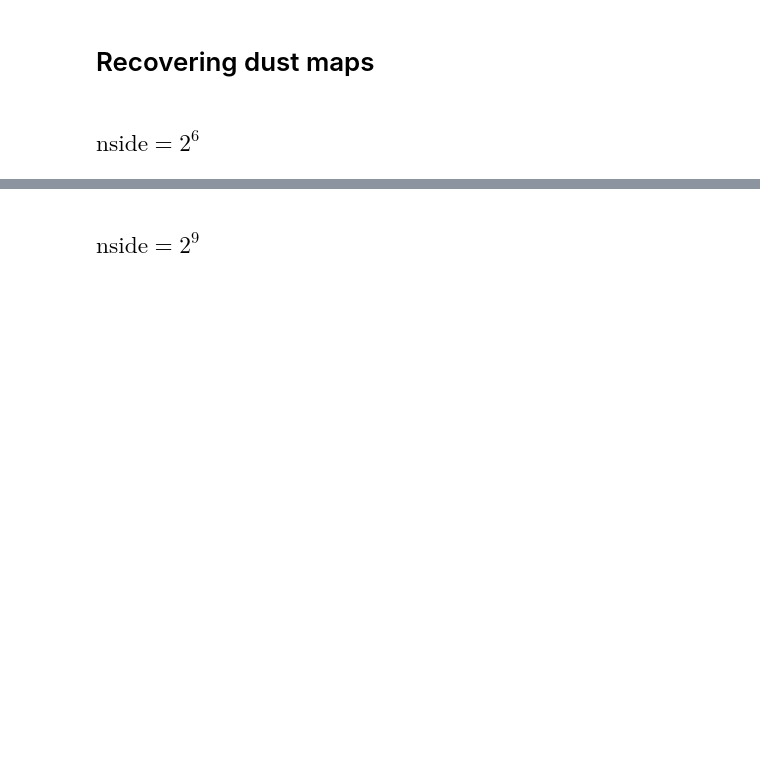
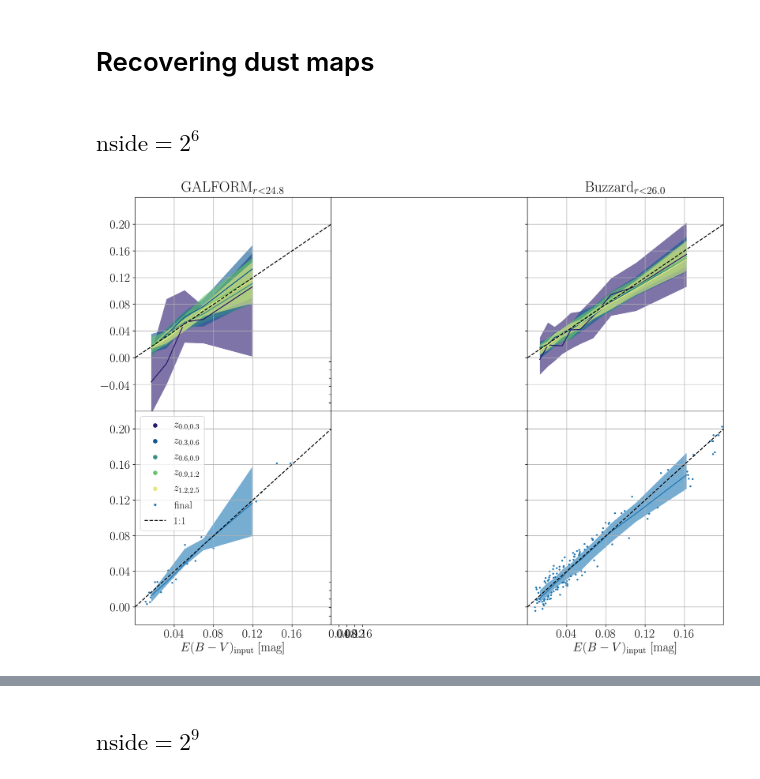
Before and after one commit to MBravoS/MW_dust_galcat, a Jupyter notebook: MW_dust_final_plots.ipynb, the cells around one changed output, grey strips where cells are left out. Saved outputs shown, nothing was run; the diff lists cells and outputs as text; code cells hidden in the pictures; blank space fills up the shorter version.

```diff
--- a/MW_dust_final_plots.ipynb
+++ b/MW_dust_final_plots.ipynb
@@ -170,24 +187,24 @@ sp.axline(a=1,c='k',linestyle='dashed',ax=fax[1][0])
 
 
 #Buzzard
-fax[0][1].set_title('Buzzard$_{r<24.8}$')
-for i in range(L):
-    sp.errorband(map_Buz_r248_n6['input_map'],map_Buz_r248_n6['output_map_combined'][i],line_stat='median',bin_type='equal',
-                 band_stat_low=16,band_stat_high=84,line=True,ax=fax[0][1],xlim=[0,0.2],ylim=[-0.08,0.24],
-                 band_kw={'color':col_map(1.0*i/(L-0.8)),'alpha':0.6},line_kw={'c':col_map(1.0*i/(L-0.8))})
-sp.axline(a=1,c='k',linestyle='dashed',ax=fax[0][1])
-sp.errorband(map_Buz_r248_n6['input_map'],map_Buz_r248_n6['output_map'],line_stat='median',bin_type='equal',
-                 band_stat_low=16,band_stat_high=84,line=True,ax=fax[1][1],xlim=[0,0.2],ylim=[-0.02,0.22],
-                 band_kw={'color':'C0','alpha':0.6},line_kw={'c':'C0'})
-outpoint_x,outpoint_y=[],[]
-path=fax[1][1].get_children()[0].get_paths()[0]
-for i in range(len(map_Buz_r248_n6['input_map'])):
-    if not path.contains_point([map_Buz_r248_n6['input_map'][i],map_Buz_r248_n6['output_map'][i]]):
-        outpoint_x.append(map_Buz_r248_n6['input_map'][i])
-        outpoint_y.append(map_Buz_r248_n6['output_map'][i])
-outpoint_x,outpoint_y=[np.array(outpoint_x),np.array(outpoint_y)]
-sp.scatter(outpoint_x,outpoint_y,ax=fax[1][1],xlim=[0,0.2],ylim=[-0.02,0.22],xlabel='$E(B-V)_\mathrm{input}$ [mag]',marker='.')
-sp.axline(a=1,c='k',linestyle='dashed',ax=fax[1][1])
+#fax[0][1].set_title('Buzzard$_{r<24.8}$')
+#for i in range(L):
+#    sp.errorband(map_Buz_r248_n6['input_map'],map_Buz_r248_n6['output_map_combined'][i],line_stat='median',bin_type='equal',
+#                 band_stat_low=16,band_stat_high=84,line=True,ax=fax[0][1],xlim=[0,0.2],ylim=[-0.08,0.24],
+#                 band_kw={'color':col_map(1.0*i/(L-0.8)),'alpha':0.6},line_kw={'c':col_map(1.0*i/(L-0.8))})
+#sp.axline(a=1,c='k',linestyle='dashed',ax=fax[0][1])
+#sp.errorband(map_Buz_r248_n6['input_map'],map_Buz_r248_n6['output_map'],line_stat='median',bin_type='equal',
+#                 band_stat_low=16,band_stat_high=84,line=True,ax=fax[1][1],xlim=[0,0.2],ylim=[-0.02,0.22],
+#                 band_kw={'color':'C0','alpha':0.6},line_kw={'c':'C0'})
+#outpoint_x,outpoint_y=[],[]
+#path=fax[1][1].get_children()[0].get_paths()[0]
+#for i in range(len(map_Buz_r248_n6['input_map'])):
+#    if not path.contains_point([map_Buz_r248_n6['input_map'][i],map_Buz_r248_n6['output_map'][i]]):
+#        outpoint_x.append(map_Buz_r248_n6['input_map'][i])
+#        outpoint_y.append(map_Buz_r248_n6['output_map'][i])
+#outpoint_x,outpoint_y=[np.array(outpoint_x),np.array(outpoint_y)]
+#sp.scatter(outpoint_x,outpoint_y,ax=fax[1][1],xlim=[0,0.2],ylim=[-0.02,0.22],xlabel='$E(B-V)_\mathrm{input}$ [mag]',marker='.')
+#sp.axline(a=1,c='k',linestyle='dashed',ax=fax[1][1])
 
 #Buzzard deep
 fax[0][2].set_title('Buzzard$_{r<26.0}$')
@@ -195,33 +212,35 @@ for i in range(L):
     sp.errorband(map_Buz_r260_n6['input_map'],map_Buz_r260_n6['output_map_combined'][i],line_stat='median',bin_type='equal',
                  band_stat_low=16,band_stat_high=84,line=True,ax=fax[0][2],xlim=[0,0.2],ylim=[-0.08,0.24],
                  band_kw={'color':col_map(1.0*i/(L-0.8)),'alpha':0.6},line_kw={'c':col_map(1.0*i/(L-0.8))})
 sp.axline(a=1,c='k',linestyle='dashed',ax=fax[0][2])
 sp.errorband(map_Buz_r260_n6['input_map'],map_Buz_r260_n6['output_map'],line_stat='median',bin_type='equal',
                  band_stat_low=16,band_stat_high=84,line=True,ax=fax[1][2],xlim=[0,0.2],ylim=[-0.02,0.22],
                  band_kw={'color':'C0','alpha':0.6},line_kw={'c':'C0'})
 outpoint_x,outpoint_y=[],[]
 path=fax[1][2].get_children()[0].get_paths()[0]
 for i in range(len(map_Buz_r260_n6['input_map'])):
     if not path.contains_point([map_Buz_r260_n6['input_map'][i],map_Buz_r260_n6['output_map'][i]]):
         outpoint_x.append(map_Buz_r260_n6['input_map'][i])
         outpoint_y.append(map_Buz_r260_n6['output_map'][i])
 outpoint_x,outpoint_y=[np.array(outpoint_x),np.array(outpoint_y)]
 sp.scatter(outpoint_x,outpoint_y,ax=fax[1][2],xlim=[0,0.2],ylim=[-0.02,0.22],xlabel='$E(B-V)_\mathrm{input}$ [mag]',marker='.')
 sp.axline(a=1,c='k',linestyle='dashed',ax=fax[1][2])
 
 #Legend
 fax[1][0].legend([lines.Line2D([0.5],[0.5],linestyle='',marker='o',color=col_map(0.0/(L-0.8))),
                   lines.Line2D([0.5],[0.5],linestyle='',marker='o',color=col_map(1.0/(L-0.8))),
                   lines.Line2D([0.5],[0.5],linestyle='',marker='o',color=col_map(2.0/(L-0.8))),
                   lines.Line2D([0.5],[0.5],linestyle='',marker='o',color=col_map(3.0/(L-0.8))),
                   lines.Line2D([0.5],[0.5],linestyle='',marker='o',color=col_map(4.0/(L-0.8))),
                   lines.Line2D([0.5],[0.5],linestyle='',marker='.',color='C0'),
                   lines.Line2D([0,1],[0,1],color='k',linestyle='dashed')],
                  ['$z_{0.0,0.3}$','$z_{0.3,0.6}$','$z_{0.6,0.9}$','$z_{0.9,1.2}$','$z_{1.2,2.5}$','final','1:1'],
                  fontsize=17,loc=2)
 
 plot.savefig('../MWdust_results/map_recovery_n6.pdf')
 plot.show()
+# %% [output]
+[figure, added]
 # %%
 SFD_GAL_r248_n6=np.array([np.nan for i in range(hp.pixelfunc.nside2npix(2**6))])
 rec_GAL_r248_n6=np.array([np.nan for i in range(hp.pixelfunc.nside2npix(2**6))])
```
Also changed, not shown: parts of 13 cells of this notebook, 3 other files.
